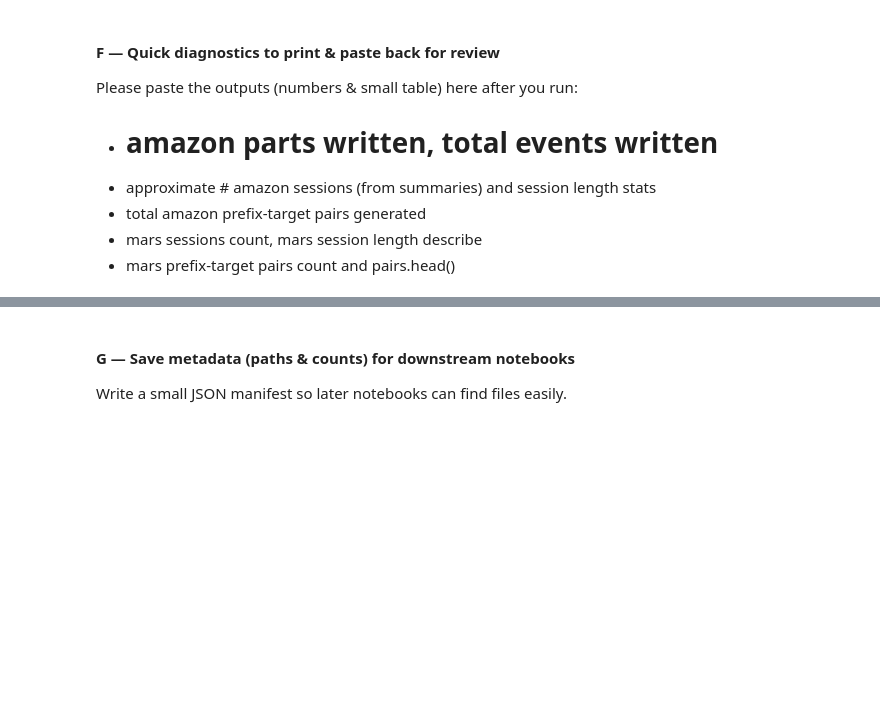
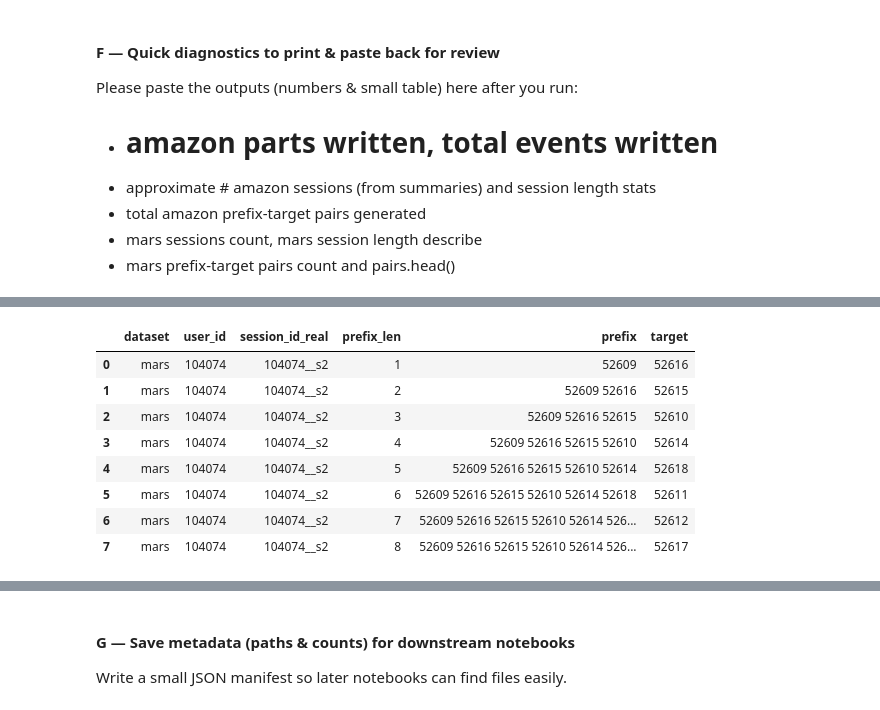
Before and after one commit to jamalla/session-transfer-mooc, a Jupyter notebook: notebooks/05_sessionize_and_prefix_target.ipynb, the cells around one changed output, grey strips where cells are left out. Drawn from its saved outputs; the diff is of its cells as text; code cells hidden in the pictures; blank space fills up the shorter version.

```diff
--- a/notebooks/05_sessionize_and_prefix_target.ipynb
+++ b/notebooks/05_sessionize_and_prefix_target.ipynb
@@ -293,30 +790,74 @@ Please paste the outputs (numbers & small table) here after you run:
 - mars sessions count, mars session length describe
 - mars prefix-target pairs count and pairs.head()
 # %%
-# Cell: print quick diagnostics summary (amazon and mars)
-parts = sorted(OUT_DIR.glob("amazon_windows_sessions_part*.parquet"))
-amazon_pairs_parts = sorted(OUT_DIR.glob("amazon_prefix_target_part*.parquet"))
+# F: Quick diagnostics for all processed datasets
 
-print("Amazon window parts:", len(parts))
-total_amz_events = sum(pd.read_parquet(p).shape[0] for p in parts)
-print("Total amazon window events (sum of parts):", total_amz_events)
+DATA_DIR = Path("../data/processed")
 
-# session length approx from earlier step (sess_all may be available)
-try:
-    print("Approx amazon sessions (summary parts concat):", len(sess_all))
-    print(sess_all['length'].describe(percentiles=[0.25,0.5,0.75,0.9,0.95,0.99]))
-except NameError:
-    print("Session summary not available in memory; check part outputs.")
+# Amazon windows & pair parts directories
+amazon_windows_dir = DATA_DIR / "amazon_windows_parts"
+amazon_pairs_dir = DATA_DIR / "amazon_prefix_parts"
 
-# amazon pairs
-total_amz_pairs = 0
-for p in amazon_pairs_parts:
-    dfp = pd.read_parquet(p)
-    total_amz_pairs += len(dfp)
-print("Amazon prefix-target parts:", len(amazon_pairs_parts), "total pairs:", total_amz_pairs)
+# MARS paths
+mars_sessions_path = DATA_DIR / "mars_sessions.parquet"
+mars_pairs_path = DATA_DIR / "mars_prefix_target.parquet"
+mars_summary_path = DATA_DIR / "mars_session_summary.csv"
 
-# MARS stats
-print("\nMARS sessions:", mars_summary.shape[0])
-print(mars_summary['session_length'].describe())
-print("MARS pairs:", len(mars_pairs_df))
-mars_pairs_df.head()
+# YOOCHOOSE path (already processed earlier)
+yoo_path = DATA_DIR / "yoochoose_interactions.parquet"
+
+# Gather file lists
+amazon_window_parts = sorted(amazon_windows_dir.glob("amazon_windows_sessions_part*.parquet")) if amazon_windows_dir.exists() else []
+amazon_pair_parts = sorted(amazon_pairs_dir.glob("amazon_prefix_target_part*.parquet")) if amazon_pairs_dir.exists() else []
+
+print("=== Amazon (window parts) ===")
+print("parts found:", len(amazon_window_parts))
+total_window_events = sum(pd.read_parquet(p, columns=["session_id_real"]).shape[0] for p in amazon_window_parts) if amazon_window_parts else 0
+print("total events across parts (sum):", total_window_events)
+
+print("\n=== Amazon (pair parts) ===")
+print("pair parts found:", len(amazon_pair_parts))
+total_pairs = sum(pd.read_parquet(p, columns=["prefix"]).shape[0] for p in amazon_pair_parts) if amazon_pair_parts else 0
+print("total prefix-target pairs (sum):", total_pairs)
+
+print("\n=== MARS ===")
+if mars_sessions_path.exists():
+    df_mars = pd.read_parquet(mars_sessions_path)
+    print("mars_sessions rows:", len(df_mars))
+else:
+    print("mars_sessions.parquet not found:", mars_sessions_path)
+if mars_pairs_path.exists():
+    df_mars_pairs = pd.read_parquet(mars_pairs_path)
+    print("mars prefix-target pairs:", len(df_mars_pairs))
+    display(df_mars_pairs.head(8))
+else:
+    print("mars_prefix_target.parquet not found:", mars_pairs_path)
+if mars_summary_path.exists():
+    print("mars session summary path exists:", mars_summary_path)
+    print(pd.read_csv(mars_summary_path).describe(include='all'))
+else:
+    print("mars_session_summary.csv not found:", mars_summary_path)
+
+print("\n=== YOOCHOOSE (basic check) ===")
+if yoo_path.exists():
+    df_yoo = pd.read_parquet(yoo_path, columns=["session_id","timestamp","item_id"])
+    print("yoochoose events:", len(df_yoo))
+    print("unique sessions:", df_yoo["session_id"].nunique())
+    print("unique items:", df_yoo["item_id"].nunique())
+else:
+    print("yoochoose_interactions.parquet not found:", yoo_path)
+
+# Print quick summary dict (for convenience)
+summary = {
+    "amazon_window_parts": len(amazon_window_parts),
+    "amazon_window_events_sum": int(total_window_events),
+    "amazon_pair_parts": len(amazon_pair_parts),
+    "amazon_prefix_target_pairs_sum": int(total_pairs),
+    "mars_sessions_rows": int(len(df_mars)) if 'df_mars' in locals() else None,
+    "mars_pairs": int(len(df_mars_pairs)) if 'df_mars_pairs' in locals() else None,
+    "yoo_events": int(len(df_yoo)) if 'df_yoo' in locals() else None
+}
+
+print("\nQuick summary (dict):")
+print(json.dumps(summary, indent=2))
+# %% [output]
@@ -322,0 +875,9 @@ mars_pairs_df.head()
+|  | dataset | user_id | session_id_real | prefix_len | prefix | target |
+| 0 | mars | 104074 | 104074__s2 | 1 | 52609 | 52616 |
+| 1 | mars | 104074 | 104074__s2 | 2 | 52609 52616 | 52615 |
+| 2 | mars | 104074 | 104074__s2 | 3 | 52609 52616 52615 | 52610 |
+| 3 | mars | 104074 | 104074__s2 | 4 | 52609 52616 52615 52610 | 52614 |
+| 4 | mars | 104074 | 104074__s2 | 5 | 52609 52616 52615 52610 52614 | 52618 |
+| 5 | mars | 104074 | 104074__s2 | 6 | 52609 52616 52615 52610 52614 52618 | 52611 |
+| 6 | mars | 104074 | 104074__s2 | 7 | 52609 52616 52615 52610 52614 526... | 52612 |
+| 7 | mars | 104074 | 104074__s2 | 8 | 52609 52616 52615 52610 52614 526... | 52617 |
```
Also changed, not shown: parts of 23 cells of this notebook, 1 other file.
